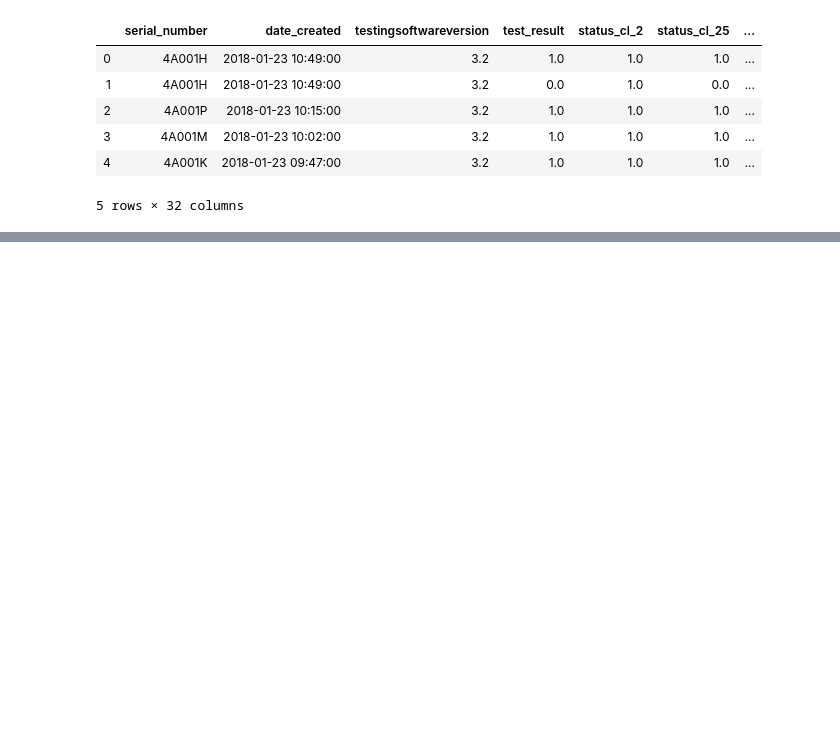
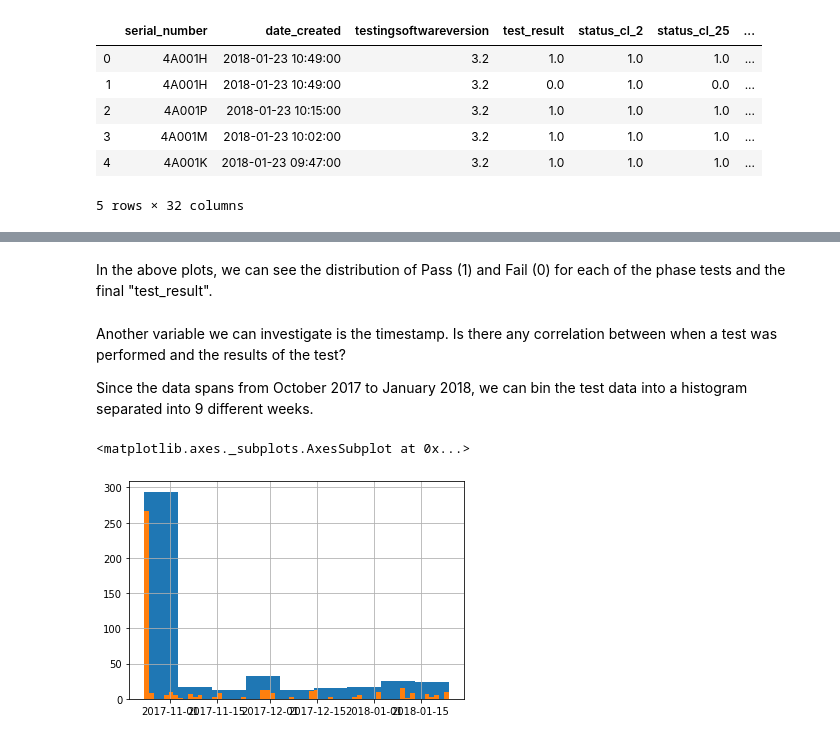
Before and after one commit to kilolux/mfg-data-analysis, a Jupyter notebook: mfg-data-analysis.ipynb, the cells around one changed output, grey strips where cells are left out. Drawn from its saved outputs; the diff is of its cells as text; code cells hidden in the pictures; blank space fills up the shorter version.

```diff
--- a/mfg-data-analysis.ipynb
+++ b/mfg-data-analysis.ipynb
@@ -257,0 +213,14 @@ while i < df.shape[0]:
+# %% [markdown]
+In the above plots, we can see the distribution of Pass (1) and Fail (0) for each of the phase tests and the final "test_result".
+# %% [markdown]
+Another variable we can investigate is the timestamp.
+Is there any correlation between when a test was performed and the results of the test?
+
+Since the data spans from October 2017 to January 2018, we can bin the test data
+into a histogram separated into 9 different weeks.
+# %%
+df["date_created"].hist(bins=9)
+df["date_created"].hist(bins=63)
+# %% [output]
+<matplotlib.axes._subplots.AxesSubplot at 0x...>
+[figure, added]
```
Also changed, not shown: parts of 35 cells of this notebook, 1 other file.
